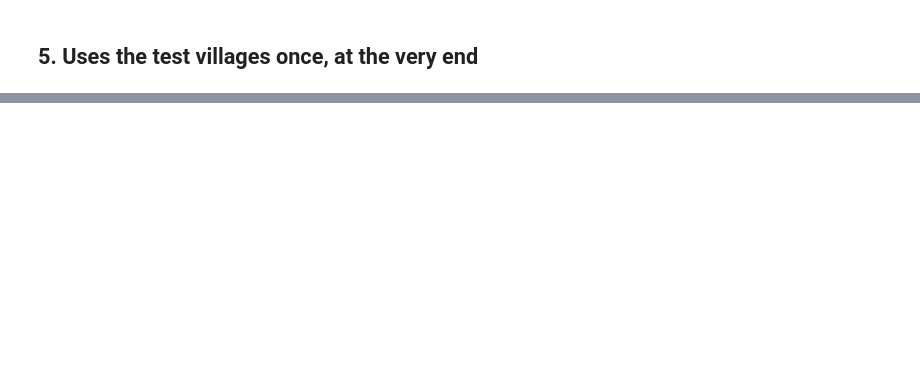
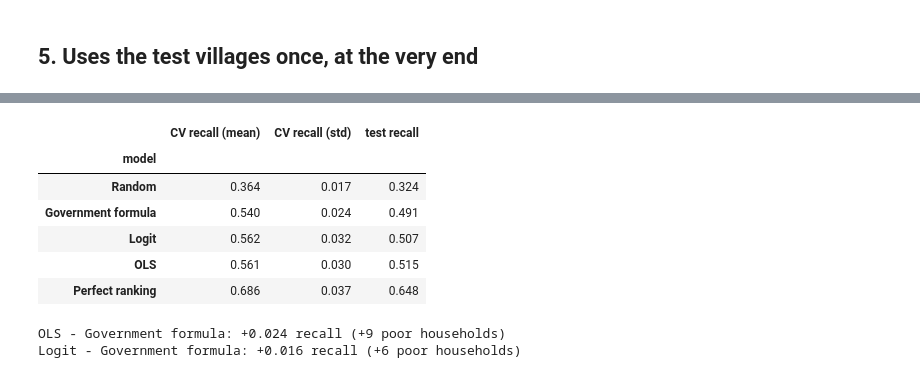
Before and after one commit to StellaI-G/Project_Group0, a Jupyter notebook: notebooks/05_evaluation.ipynb, the cells around one changed output, grey strips where cells are left out. Cells and saved outputs as stored; diff of their text form; code cells hidden in the pictures; blank space fills up the shorter version.

```diff
--- a/notebooks/05_evaluation.ipynb
+++ b/notebooks/05_evaluation.ipynb
@@ -224,0 +294,25 @@ plt.show()
+# %%
+# Does the result in new villages agree with cross-validation?
+order = ["Random", "Government formula", "Logit", "OLS", "Perfect ranking"]
+compare = pd.DataFrame({
+    "CV recall (mean)": summary[("recall", "mean")],
+    "CV recall (std)": summary[("recall", "std")],
+    "test recall": test_results["recall"],
+}).loc[order]
+display(compare.round(3))
+
+# Gain over the government formula on the test villages, in points and in households
+for name in ["OLS", "Logit"]:
+    gain = test_results.loc[name, "recall"] - test_results.loc["Government formula", "recall"]
+    extra = test_results.loc[name, "poor reached"] - test_results.loc["Government formula", "poor reached"]
+    print(f"{name} - Government formula: {gain:+.3f} recall ({extra:+.0f} poor households)")
+# %% [output]
+|  | CV recall (mean) | CV recall (std) | test recall |
+| model |  |  |  |
+| Random | 0.364 | 0.017 | 0.324 |
+| Government formula | 0.540 | 0.024 | 0.491 |
+| Logit | 0.562 | 0.032 | 0.507 |
+| OLS | 0.561 | 0.030 | 0.515 |
+| Perfect ranking | 0.686 | 0.037 | 0.648 |
+OLS - Government formula: +0.024 recall (+9 poor households)
+Logit - Government formula: +0.016 recall (+6 poor households)
```
Also changed, not shown: parts of 8 cells of this notebook, 1 other file.
